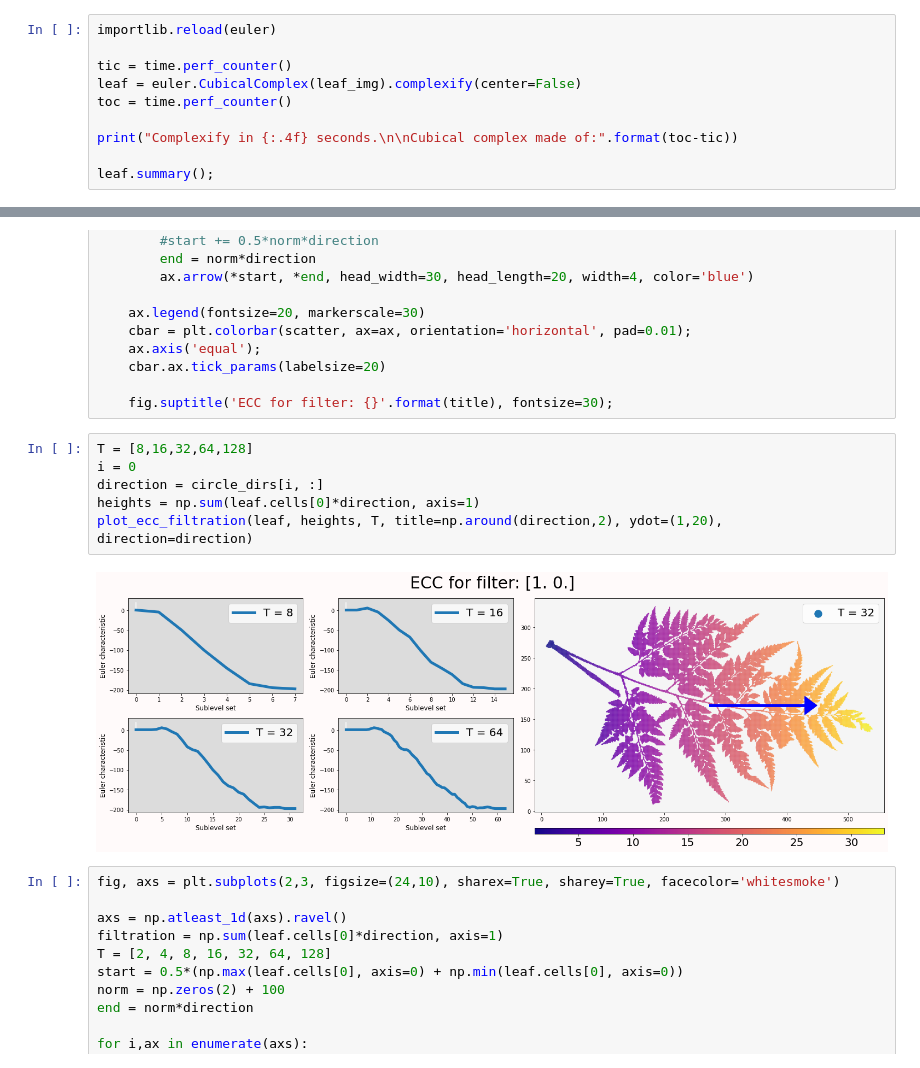
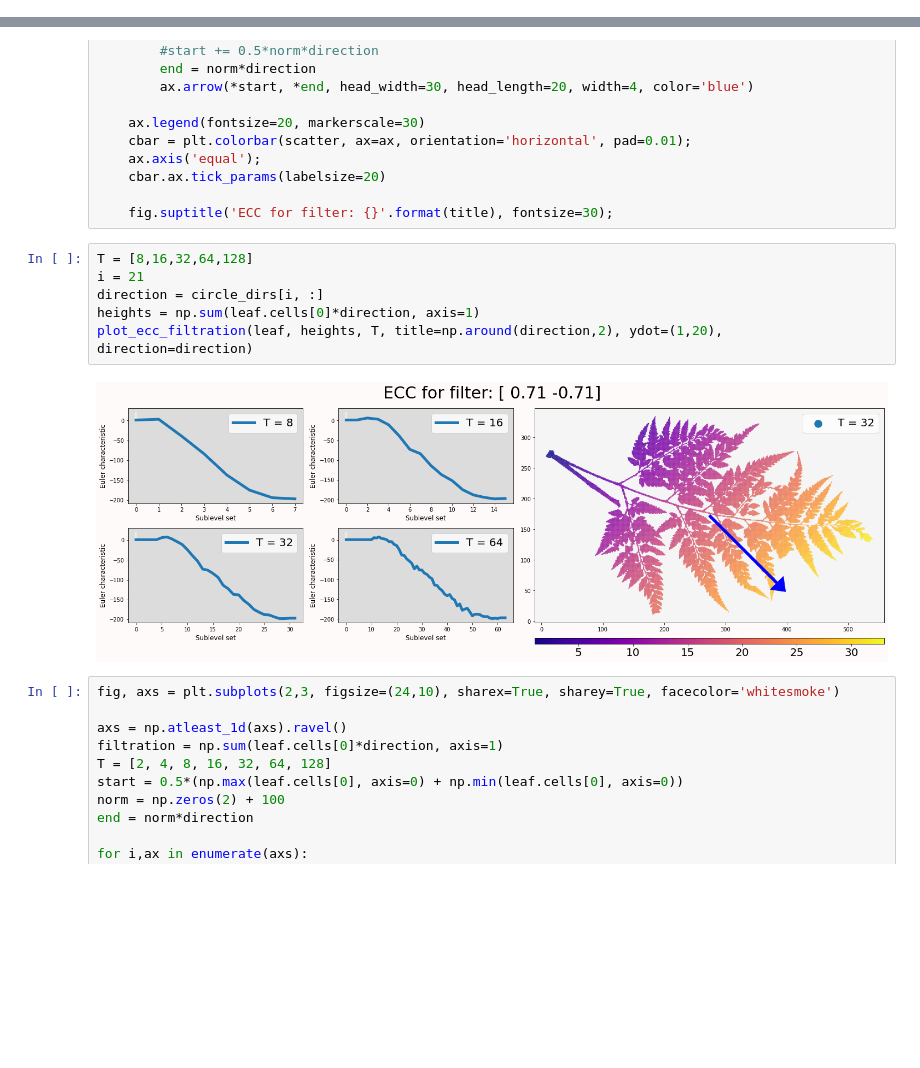
Before and after one commit to amezqui3/demeter, a Jupyter notebook: tutorial/nappn2022_shape_of_things_to_come.ipynb, the cells around one changed output, grey strips where cells are left out. Saved outputs shown, nothing was run; the diff lists cells and outputs as text; blank space fills up the shorter version.

```diff
--- a/tutorial/nappn2022_shape_of_things_to_come.ipynb
+++ b/tutorial/nappn2022_shape_of_things_to_come.ipynb
@@ -748,13 +748,3 @@ $$
 
 
 - The code works in linear time with respect to the number of image pixels/voxels
-# %%
-importlib.reload(euler)
-
-tic = time.perf_counter()
-leaf = euler.CubicalComplex(leaf_img).complexify(center=False)
-toc = time.perf_counter()
-
-print("Complexify in {:.4f} seconds.\n\nCubical complex made of:".format(toc-tic))
-
-leaf.summary();
@@ -859,12 +850,12 @@ def plot_ecc_filtration(CComplex, filtration, T, TT=32, title='title', ydot=(-30
     fig.suptitle('ECC for filter: {}'.format(title), fontsize=30);
 # %%
 T = [8,16,32,64,128]
-i = 0
+i = 21
 direction = circle_dirs[i, :]
 heights = np.sum(leaf.cells[0]*direction, axis=1)
 plot_ecc_filtration(leaf, heights, T, title=np.around(direction,2), ydot=(1,20), direction=direction)
 # %% [output]
-[figure, old version]
+[figure, new version]
 # %%
 fig, axs = plt.subplots(2,3, figsize=(24,10), sharex=True, sharey=True, facecolor='whitesmoke')
 
```
Also changed, not shown: parts of 9 cells of this notebook.
